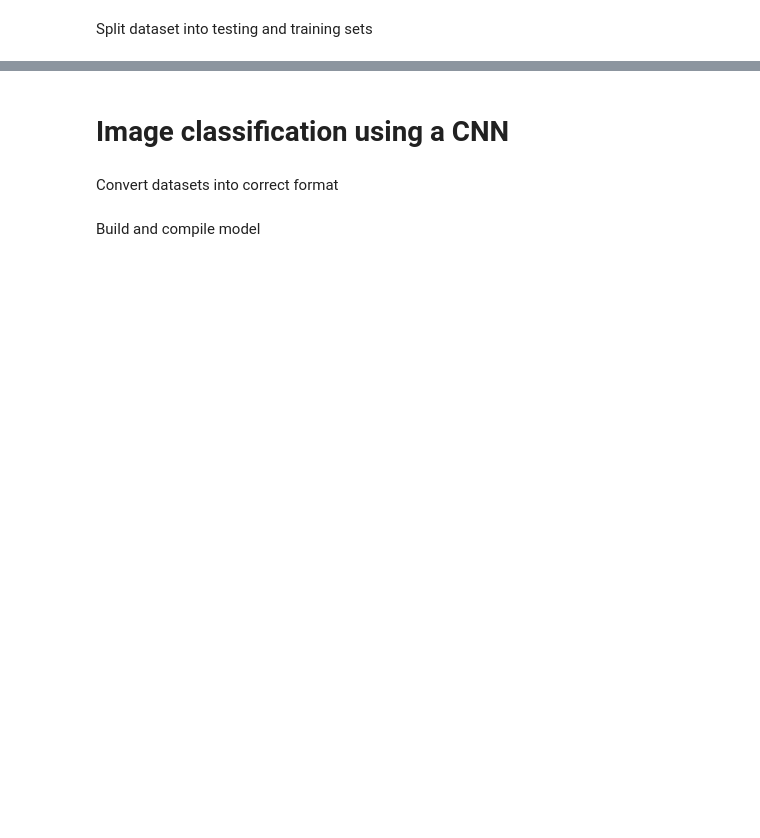
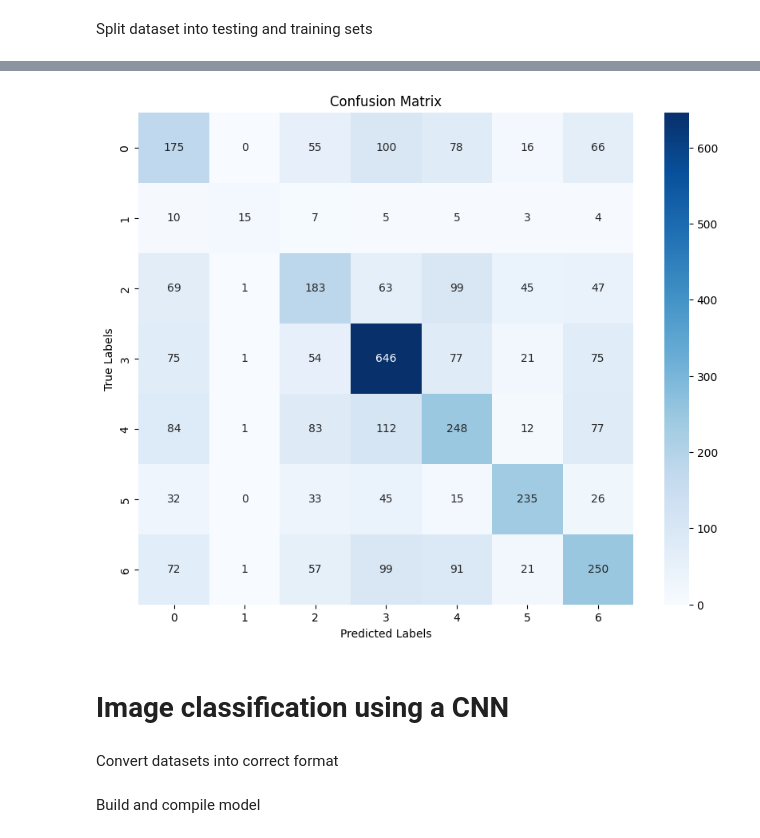
Before and after one commit to DanielGaudlandJacobsen/Dat305-Task-3, a Jupyter notebook: main.ipynb, the cells around one changed output, grey strips where cells are left out. Saved outputs shown, nothing was run; the diff lists cells and outputs as text; code cells hidden in the pictures; blank space fills up the shorter version.

```diff
--- a/main.ipynb
+++ b/main.ipynb
@@ -78,0 +171,12 @@ X_train.shape, X_test.shape, X_val.shape, y_train.shape, y_test.shape, y_val.sha
+# %%
+from sklearn.decomposition import PCA
+
+X_train_SVM = np.array([img.flatten() for img in X_train])
+X_test_SVM = np.array([img.flatten() for img in X_test])
+X_val_SVM = np.array([img.flatten() for img in X_test])
+
+# Reduce to 100 principal components
+pca = PCA(n_components=100, random_state=1)
+X_train_PCA = pca.fit_transform(X_train_SVM)
+X_test_PCA = pca.transform(X_test_SVM)
+X_val_PCA = pca.transform(X_val_SVM)
@@ -78,0 +185,9 @@ X_train.shape, X_test.shape, X_val.shape, y_train.shape, y_test.shape, y_val.sha
+# %%
+from sklearn.svm import SVC
+
+# Creating a support vector classifier (parameters chosen by trial and error)
+svc=SVC(probability=True, random_state=2, kernel="rbf", gamma="auto", C=10)
+
+svc.fit(X_train_PCA, y_train)
+
+# rbf, gamma=auto, C=10
@@ -78,0 +198,14 @@ X_train.shape, X_test.shape, X_val.shape, y_train.shape, y_test.shape, y_val.sha
+# %%
+from sklearn.metrics import classification_report, confusion_matrix, accuracy_score
+import seaborn as sns
+
+# Predict on test data
+y_pred = svc.predict(X_test_PCA)
+
+# Calculate accuracy
+accuracy = accuracy_score(y_test, y_pred)
+print(f"Accuracy: {accuracy:.2f}")
+
+# Detailed classification report
+print("Classification Report:")
+print(classification_report(y_test, y_pred))
@@ -79,3 +228,15 @@ X_train.shape, X_test.shape, X_val.shape, y_train.shape, y_test.shape, y_val.sha
+# %%
+# Confusion matrix
+cm = confusion_matrix(y_test, y_pred)
+
+plt.figure(figsize=(10, 8))
+sns.heatmap(cm, annot=True, fmt="d", cmap="Blues", xticklabels=np.unique(df["emotion"].values), yticklabels=np.unique(df["emotion"].values))
+plt.xlabel("Predicted Labels")
+plt.ylabel("True Labels")
+plt.title("Confusion Matrix")
+plt.show()
+# %% [output]
+[figure, added]
 # %% [markdown]
 # Image classification using a CNN
 # %% [markdown]
```
Also changed, not shown: parts of 23 cells of this notebook.
